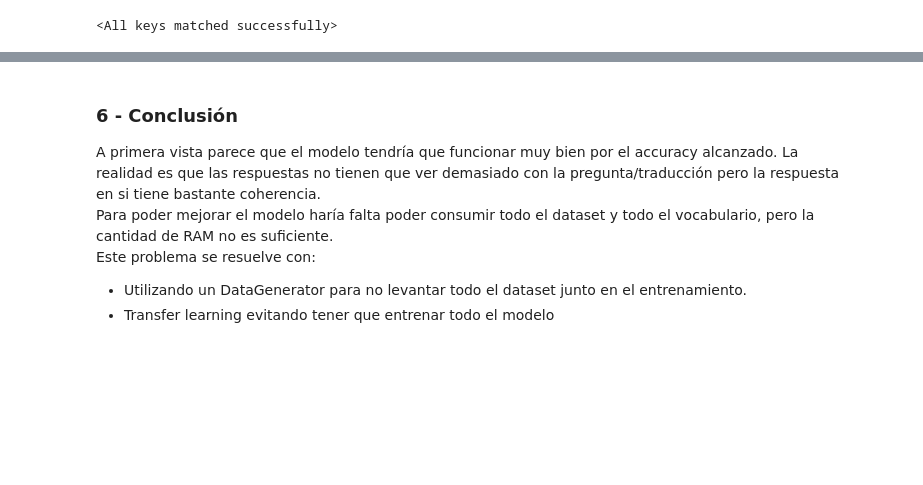
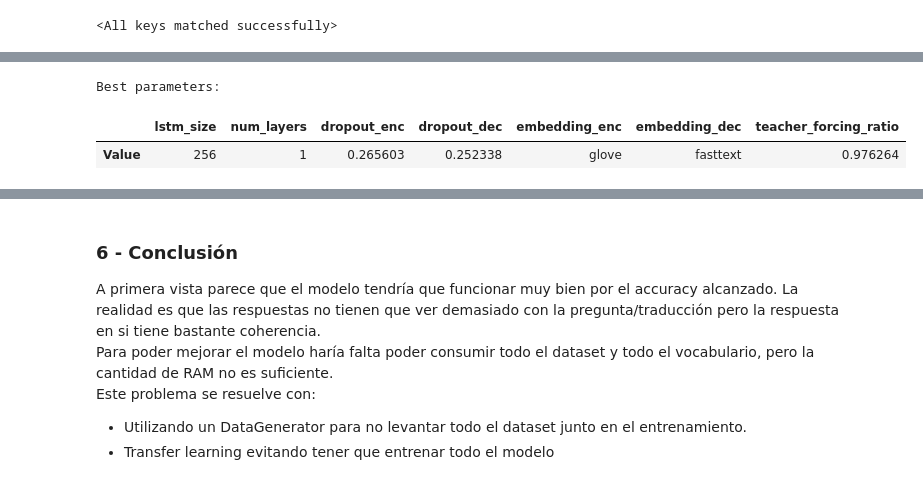
Before and after one commit to gjmv/CEIA_2025_B4_PNL1_TP, a Jupyter notebook: Desafio_4.ipynb, the cells around one changed output, grey strips where cells are left out. Drawn from its saved outputs; the diff is of its cells as text; code cells hidden in the pictures; blank space fills up the shorter version.

Commit message:
Reduce el numero de frases y palabras, agrega busqueda de hiperparámetros por optuna. Pequeños fixes.

```diff
--- a/Desafio_4.ipynb
+++ b/Desafio_4.ipynb
@@ -1000,0 +1043,8 @@ Response: nunca se queja de la vida que está intentando problemas
+# %%
+import optuna
+# Creamos un estudio de Optuna
+# Optuna es un poco verboso, dejamos que solo nos muestre logs de errores
+optuna.logging.set_verbosity(optuna.logging.ERROR)
+
+study = optuna.create_study(direction="minimize")
+study.optimize(objective, n_trials=50, callbacks=[champion_callback])
@@ -1000,0 +1069,9 @@ Response: nunca se queja de la vida que está intentando problemas
+# %%
+import pandas as pd
+# Visualizamos los mejores hiperparámetros encontrados
+print("Best parameters:")
+display(pd.DataFrame(study.best_params, index=['Value']))
+# %% [output]
+Best parameters:
+|  | lstm_size | num_layers | dropout_enc | dropout_dec | embedding_enc | embedding_dec | teacher_forcing_ratio |
+| Value | 256 | 1 | 0.265603 | 0.252338 | glove | fasttext | 0.976264 |
```
Also changed, not shown: parts of 47 cells of this notebook.
